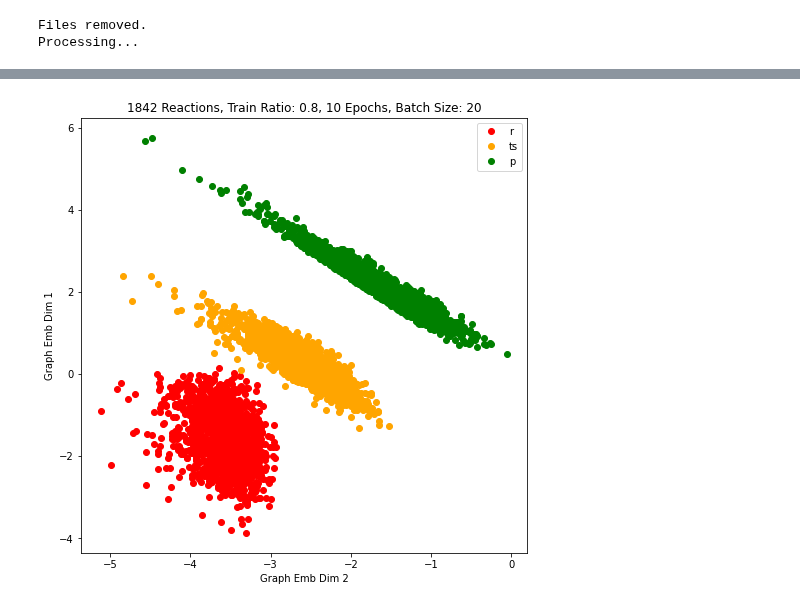
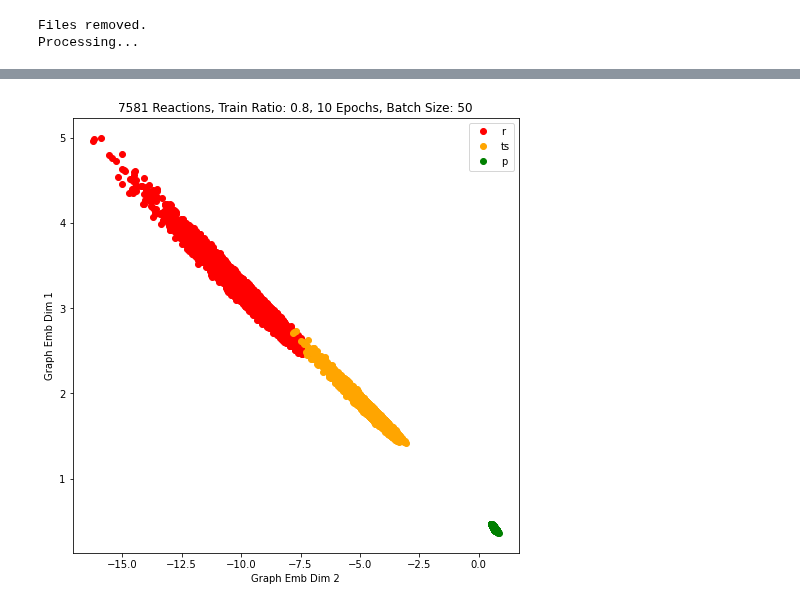
Before and after one commit to avishvj/3d-reactions, a Jupyter notebook: emb.ipynb, the cells around one changed output, grey strips where cells are left out. Drawn from its saved outputs; the diff is of its cells as text; code cells hidden in the pictures.

```diff
--- a/emb.ipynb
+++ b/emb.ipynb
@@ -9,10 +9,9 @@ from ts_vae.utils import remove_files
 # %%
 ### keep for initial test
 remove_files()
-exp_log = run_tsi_experiment(train_ratio = 0.8, batch_size = 20, epochs = 10)
+exp_log = run_tsi_experiment(train_ratio = 0.8, batch_size = 50, epochs = 10)
 fig = display_embeddings(exp_log)
-# file_name = f"tr{0}_bs{0}_e{10}"
-# plt.savefig(f'experiments/building_on_mit/emb_space/figs/{file_name}.png')
+plt.savefig(f'experiments/building_on_mit/emb_space/figs/full.png')
 # %% [output]
 Files removed.
 Processing...
@@ -22,2 +21,2 @@ Starting TS interpolation experiment...
 Completed experiment, use the experiment log to print results.
-[figure, old version]
+[figure, new version]
```
Also changed, not shown: parts of 4 cells of this notebook.
